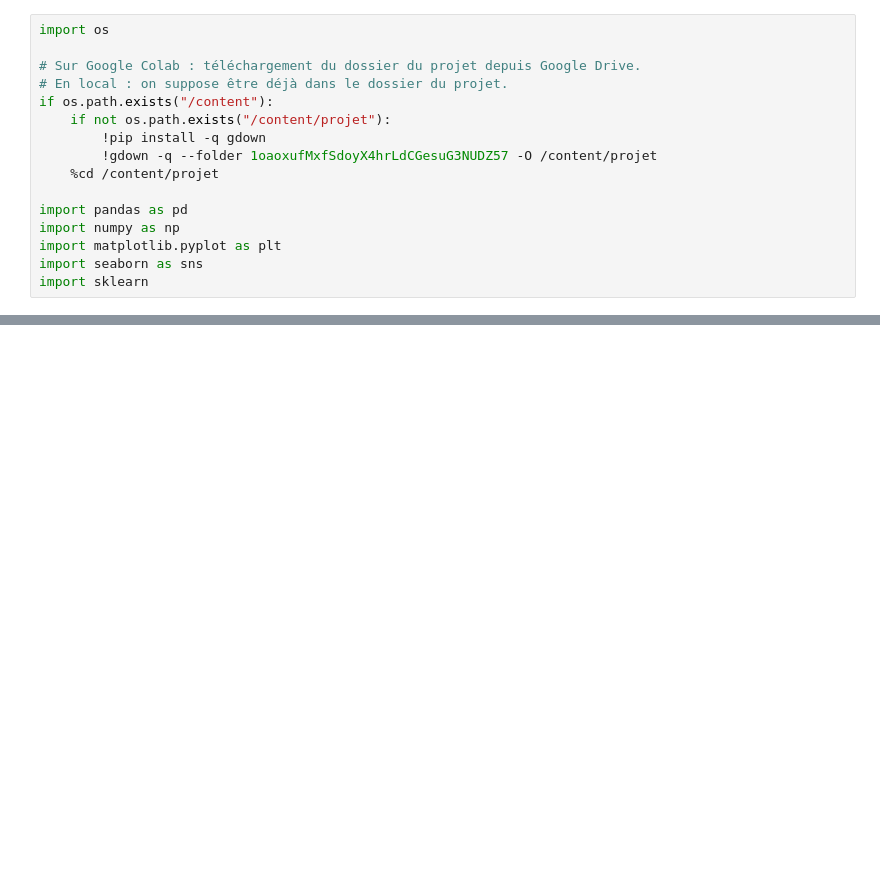
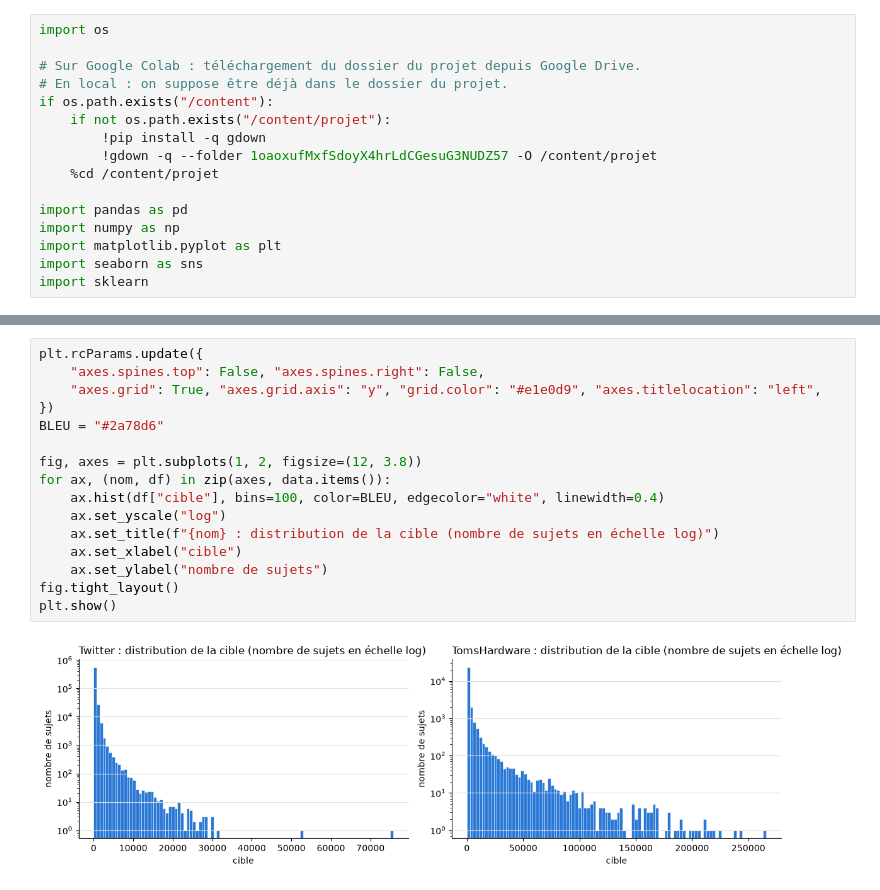
Before and after one commit to comersy/Buzz-in-Social-Media, a Jupyter notebook: notebook.ipynb, the cells around one changed output, grey strips where cells are left out. Drawn from its saved outputs; the diff is of its cells as text; blank space fills up the shorter version.

Commit message:
Notebook: data presentation, sanity checks and target analysis
Co-Authored-By: Claude Fable 5.1 <noreply@anthropic.com>

```diff
--- a/notebook.ipynb
+++ b/notebook.ipynb
@@ -127,0 +193,18 @@ TomsHardware    28,179 lignes x 97 colonnes | valeurs manquantes : 0 | colonnes
+# %%
+plt.rcParams.update({
+    "axes.spines.top": False, "axes.spines.right": False,
+    "axes.grid": True, "axes.grid.axis": "y", "grid.color": "#e1e0d9", "axes.titlelocation": "left",
+})
+BLEU = "#2a78d6"
+
+fig, axes = plt.subplots(1, 2, figsize=(12, 3.8))
+for ax, (nom, df) in zip(axes, data.items()):
+    ax.hist(df["cible"], bins=100, color=BLEU, edgecolor="white", linewidth=0.4)
+    ax.set_yscale("log")
+    ax.set_title(f"{nom} : distribution de la cible (nombre de sujets en échelle log)")
+    ax.set_xlabel("cible")
+    ax.set_ylabel("nombre de sujets")
+fig.tight_layout()
+plt.show()
+# %% [output]
+[figure, added]
```
Also changed, not shown: parts of 21 cells of this notebook.
